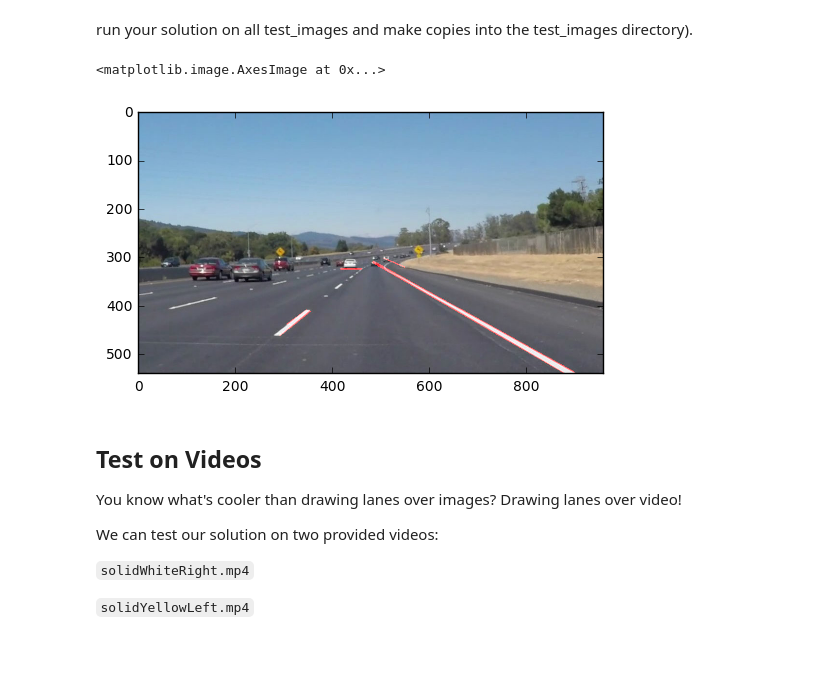
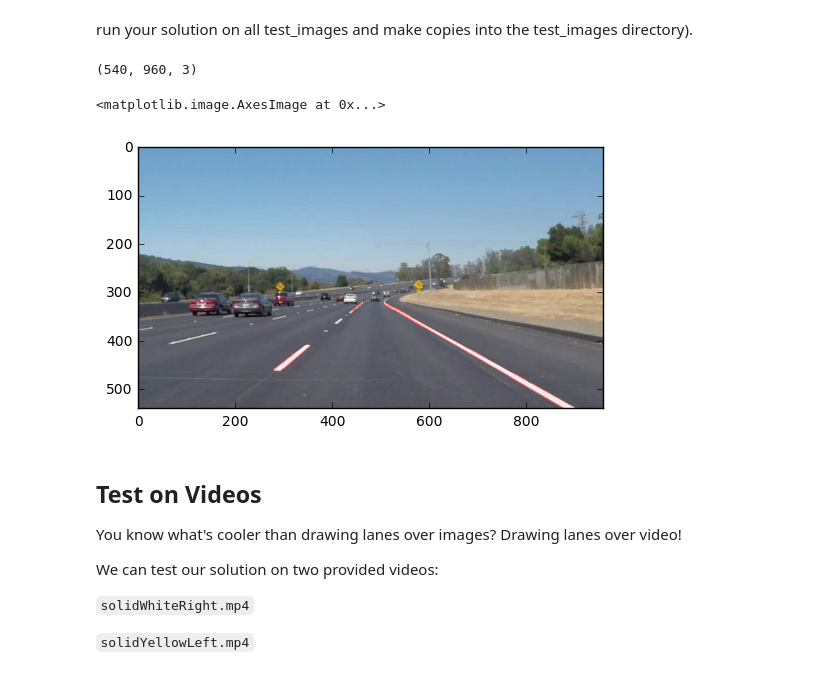
Before and after one commit to rajeev921/self-driving-car, a Jupyter notebook: CarND-LaneLines-P1-master/P1.ipynb, the cells around one changed output. Saved outputs shown, nothing was run; the diff lists cells and outputs as text; code cells hidden in the pictures.

Commit message:
P1 first project hoygh transformation complete

```diff
--- a/CarND-LaneLines-P1-master/P1.ipynb
+++ b/CarND-LaneLines-P1-master/P1.ipynb
@@ -180,48 +180,47 @@ color_select = np.copy(img)
 # Color selection to gray
 gray = grayscale(img)
 #plt.imshow(gray, cmap='gray')
 
 # Define a kernel size and apply Gaussian smoothing
 kernel_size = 5
 blur_gray = gaussian_blur(gray, kernel_size)
 #plt.imshow(blur_gray, cmap='gray')
 
 # Define our parameters for Canny and apply
 low_threshold = 50
 high_threshold = 150
 edges = cv2.Canny(blur_gray, low_threshold, high_threshold)
 #plt.imshow(edges, cmap='Greys_r')
 
 # This time we are defining a four sided polygon of side [(0, 540), (450, 290), (490, 290), (960, 540)] to mask
 imshape = img.shape
+print(img.shape)
 vertices = np.array([[(0,imshape[0]),(450, 290), (490, 290), (imshape[1],imshape[0])]], dtype=np.int32)
+vertices = np.array([[(0,imshape[0]),(490, 290), (imshape[1],imshape[0])]], dtype=np.int32)
 masked_image = region_of_interest(edges, vertices)
-#plt.imshow(masked_image, cmap='Greys_r')
+plt.imshow(masked_image, cmap='Greys_r')
 
-# Make a blank the same size as our image to draw on
+# Hough transform
+#rho = 2
+#theta = np.pi/180
+#threshold = 15
+#min_line_len = 40
+#max_line_gap = 10
 
-#rho = 1
-#theta = np.pi/180
-#threshold = 1
-#min_line_len = 5
-#max_line_gap = 1
-
-rho = 2
+rho = 3
 theta = np.pi/180
-threshold = 15
-min_line_len = 40
-max_line_gap = 10
+threshold = 13
+min_line_len = 19
+max_line_gap = 6
 
 line_img = hough_lines(masked_image, rho, theta, threshold, min_line_len, max_line_gap)
 plt.imshow(line_img, cmap='Greys_r')
 plt.imshow(line_img)
 
 lines_edges = weighted_img(img, line_img, α=0.8, β=1, λ=0)
 plt.imshow(lines_edges)
-
-# Save the tested file in the test directory
-# mpimg.imsave("test-solidWhiteCurve.jpg", color_select)
 # %% [output]
-<matplotlib.image.AxesImage at 0x...>
+(540, 960, 3)
+<matplotlib.image.AxesImage at 0x...>
-[figure, old version]
+[figure, new version]
 # %% [markdown]
```
